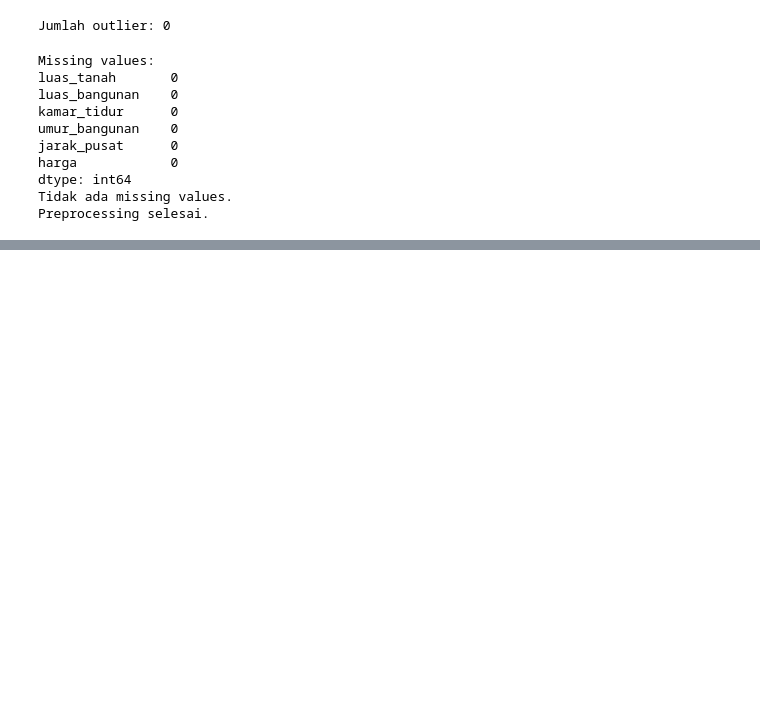
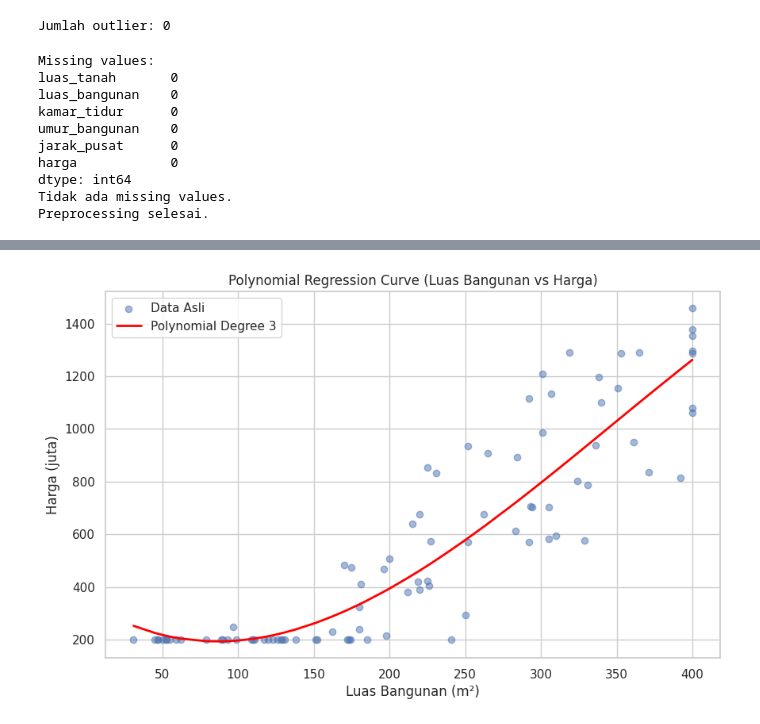
Before and after one commit to DodyDharma440/uts-machine-learning, a Jupyter notebook: model.ipynb, the cells around one changed output, grey strips where cells are left out. Cells and saved outputs as stored; diff of their text form; code cells hidden in the pictures; blank space fills up the shorter version.

```diff
--- a/model.ipynb
+++ b/model.ipynb
@@ -187,0 +535,42 @@ Preprocessing selesai.
+# %%
+# Ambil data asli (belum di-scale) untuk plotting
+df_train = df.iloc[X_train.index]
+df_test = df.iloc[X_test.index]
+
+# Urutkan berdasarkan luas_bangunan
+sorted_idx = np.argsort(df_test['luas_bangunan'])
+x_sorted = df_test['luas_bangunan'].iloc[sorted_idx]
+y_sorted = y_test.iloc[sorted_idx]
+
+# Prediksi untuk data test (pakai model terbaik, tapi hanya 1 fitur)
+# Kita buat ulang pipeline untuk 1 fitur
+from sklearn.pipeline import Pipeline
+
+pipe = Pipeline([
+    ('scaler', StandardScaler()),
+    ('poly', PolynomialFeatures(degree=best_degree, include_bias=False)),
+    ('model', best_model)
+])
+
+# Latih ulang hanya dengan luas_bangunan
+X_single_train = df_train[['luas_bangunan']]
+X_single_test = df_test[['luas_bangunan']]
+
+pipe.fit(X_single_train, y_train)
+y_pred_single = pipe.predict(X_single_test)
+
+# Urutkan prediksi sesuai x_sorted
+y_pred_sorted = y_pred_single[sorted_idx]
+
+# Plot
+plt.figure(figsize=(10, 6))
+plt.scatter(df_test['luas_bangunan'], y_test, alpha=0.5, label='Data Asli')
+plt.plot(x_sorted, y_pred_sorted, color='red', linewidth=2, label=f'Polynomial Degree {best_degree}')
+plt.xlabel('Luas Bangunan (m²)')
+plt.ylabel('Harga (juta)')
+plt.title('Polynomial Regression Curve (Luas Bangunan vs Harga)')
+plt.legend()
+plt.grid(True)
+plt.show()
+# %% [output]
+[figure, added]
```
Also changed, not shown: parts of 28 cells of this notebook.
